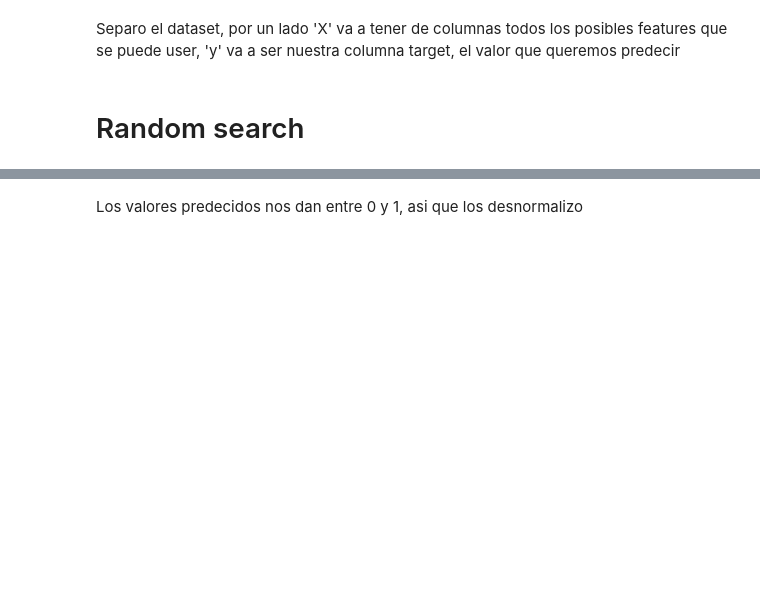
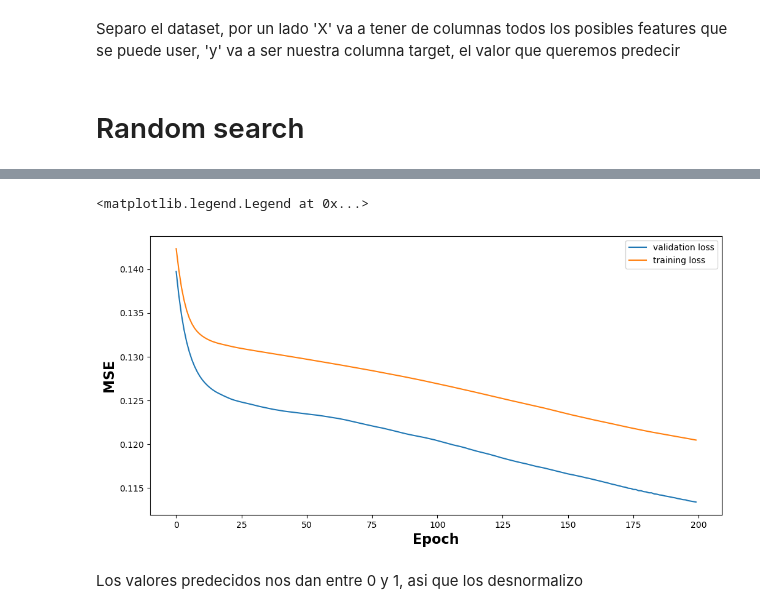
Before and after one commit to JuanOpizzi/IA-Spotify, a Jupyter notebook: Analisis_IA.ipynb, the cells around one changed output, grey strips where cells are left out. Drawn from its saved outputs; the diff is of its cells as text; code cells hidden in the pictures; blank space fills up the shorter version.

```diff
--- a/Analisis_IA.ipynb
+++ b/Analisis_IA.ipynb
@@ -180,2 +184,3 @@ best_lr = rgscv.best_params_['lr']
 # %%
-hist = red_neuronal.fit(X_train, y_train)
+hist = red_neuronal.fit(X_train, y_train,epochs=200,
+        verbose=2, validation_data=(X_test, np.array(y_test)),)
@@ -182,3 +205,13 @@ hist = red_neuronal.fit(X_train, y_train)
+# %%
+fig = plt.figure(figsize=(12, 6), dpi=100)
+plt.plot(hist.history["val_loss"], label="validation loss")
+plt.plot(hist.history["loss"], label="training loss")
+plt.xlabel("Epoch", weight="bold", fontsize=16)
+plt.ylabel("MSE", weight="bold", fontsize=16)
+plt.legend()
+# %% [output]
+<matplotlib.legend.Legend at 0x...>
+[figure, added]
 # %% [markdown]
 Los valores predecidos nos dan entre 0 y 1, asi que los desnormalizo
 # %%
```
Also changed, not shown: parts of 7 cells of this notebook.
